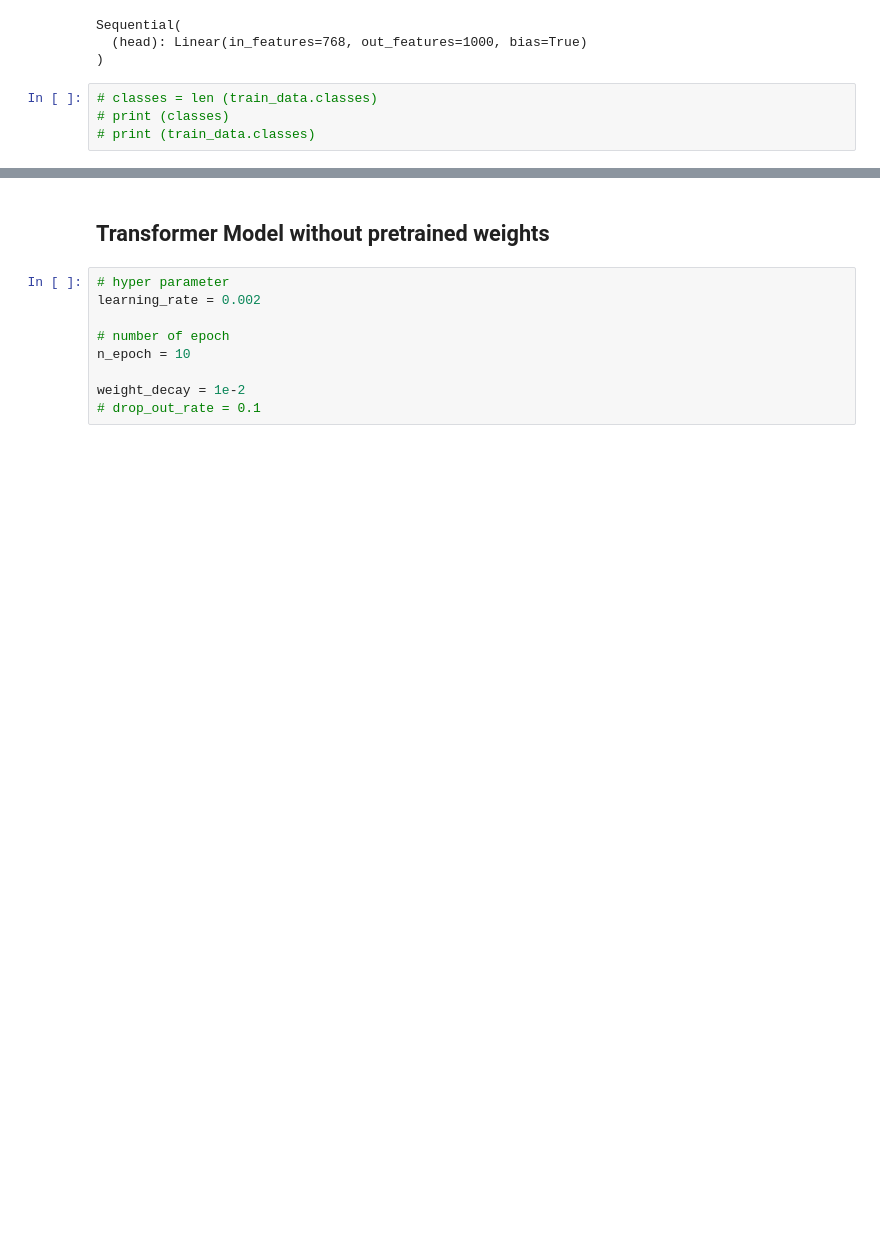
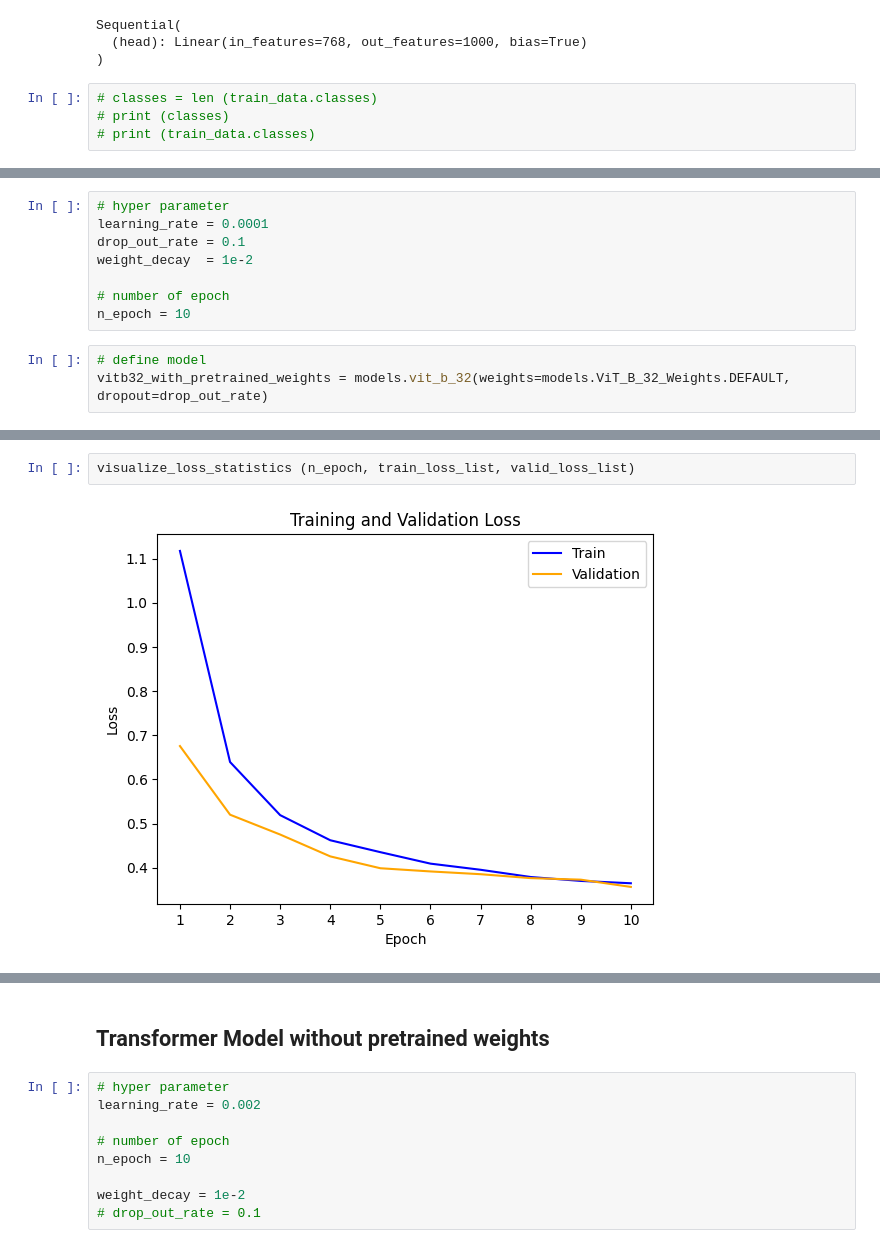
Before and after one commit to arifr4chman/cs7643_deeplearning_proj, a Jupyter notebook: intel_vti.ipynb, the cells around one changed output, grey strips where cells are left out. Saved outputs shown, nothing was run; the diff lists cells and outputs as text; blank space fills up the shorter version.

```diff
--- a/intel_vti.ipynb
+++ b/intel_vti.ipynb
@@ -619,0 +857,11 @@ Test Accuracy of Dataset:        92%     (2783/3000)
+# %%
+# hyper parameter
+learning_rate = 0.0001
+drop_out_rate = 0.1
+weight_decay  = 1e-2
+
+# number of epoch
+n_epoch = 10
+# %%
+# define model
+vitb32_with_pretrained_weights = models.vit_b_32(weights=models.ViT_B_32_Weights.DEFAULT, dropout=drop_out_rate)
@@ -619,0 +890,4 @@ Test Accuracy of Dataset:        92%     (2783/3000)
+# %%
+visualize_loss_statistics (n_epoch, train_loss_list, valid_loss_list)
+# %% [output]
+[figure, added]
```
Also changed, not shown: parts of 37 cells of this notebook, 3 other files.
